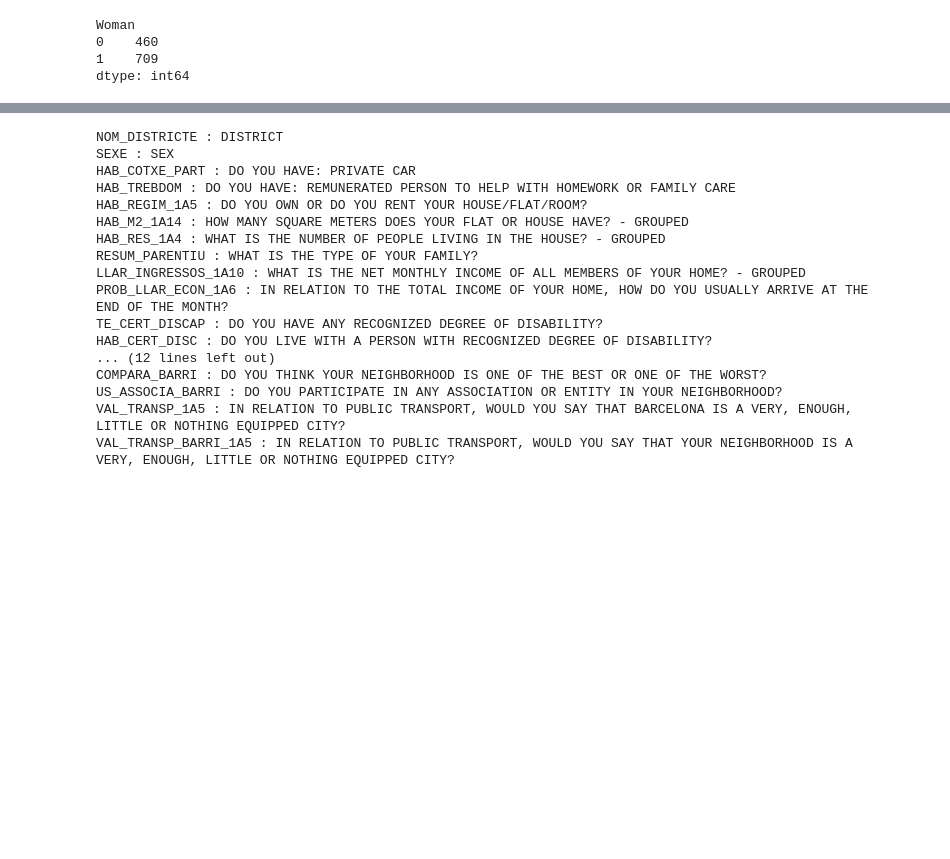
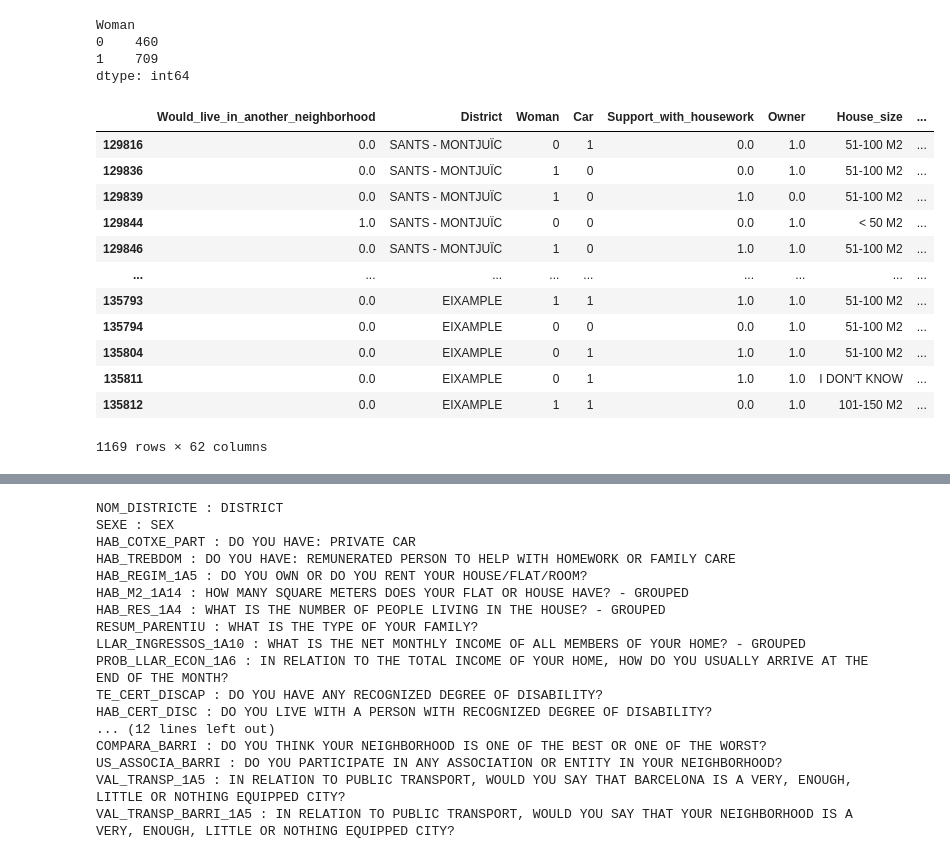
Before and after one commit to abednarczuk/MasterThesis, a Jupyter notebook: 01_1_Survey_data_2019.ipynb, the cells around one changed output, grey strips where cells are left out. Cells and saved outputs as stored; diff of their text form; code cells hidden in the pictures; blank space fills up the shorter version.

```diff
--- a/01_1_Survey_data_2019.ipynb
+++ b/01_1_Survey_data_2019.ipynb
@@ -2221,4 +2218,20 @@ Woman
 0    460
 1    709
 dtype: int64
+# %%
+data.join(data_copy[additional_sample_description])
+# %% [output]
+|  | Would_live_in_another_neighborhood | District | Woman | Car | Support_with_housework | Owner | House_size | ... |
+| 129816 | 0.0 | SANTS - MONTJUÏC | 0 | 1 | 0.0 | 1.0 | 51-100 M2 | ... |
+| 129836 | 0.0 | SANTS - MONTJUÏC | 1 | 0 | 0.0 | 1.0 | 51-100 M2 | ... |
+| 129839 | 0.0 | SANTS - MONTJUÏC | 1 | 0 | 1.0 | 0.0 | 51-100 M2 | ... |
+| 129844 | 1.0 | SANTS - MONTJUÏC | 0 | 0 | 0.0 | 1.0 | < 50 M2 | ... |
+| 129846 | 0.0 | SANTS - MONTJUÏC | 1 | 0 | 1.0 | 1.0 | 51-100 M2 | ... |
+| ... | ... | ... | ... | ... | ... | ... | ... | ... |
+| 135793 | 0.0 | EIXAMPLE | 1 | 1 | 1.0 | 1.0 | 51-100 M2 | ... |
+| 135794 | 0.0 | EIXAMPLE | 0 | 0 | 0.0 | 1.0 | 51-100 M2 | ... |
+| 135804 | 0.0 | EIXAMPLE | 0 | 1 | 1.0 | 1.0 | 51-100 M2 | ... |
+| 135811 | 0.0 | EIXAMPLE | 0 | 1 | 1.0 | 1.0 | I DON'T KNOW | ... |
+| 135812 | 0.0 | EIXAMPLE | 1 | 1 | 0.0 | 1.0 | 101-150 M2 | ... |
+1169 rows × 62 columns
 # %%
```
Also changed, not shown: parts of 18 cells of this notebook, 2 other files.
